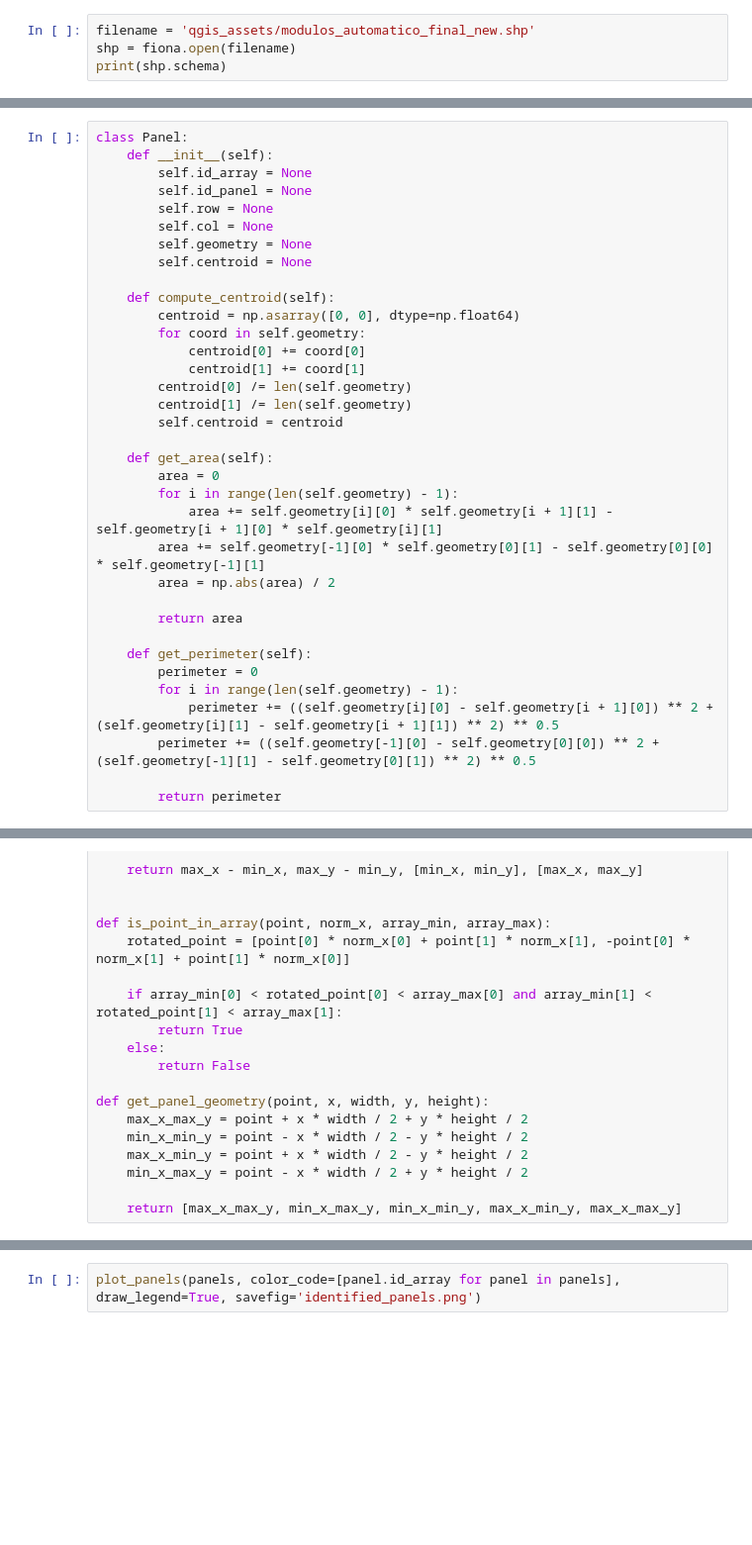
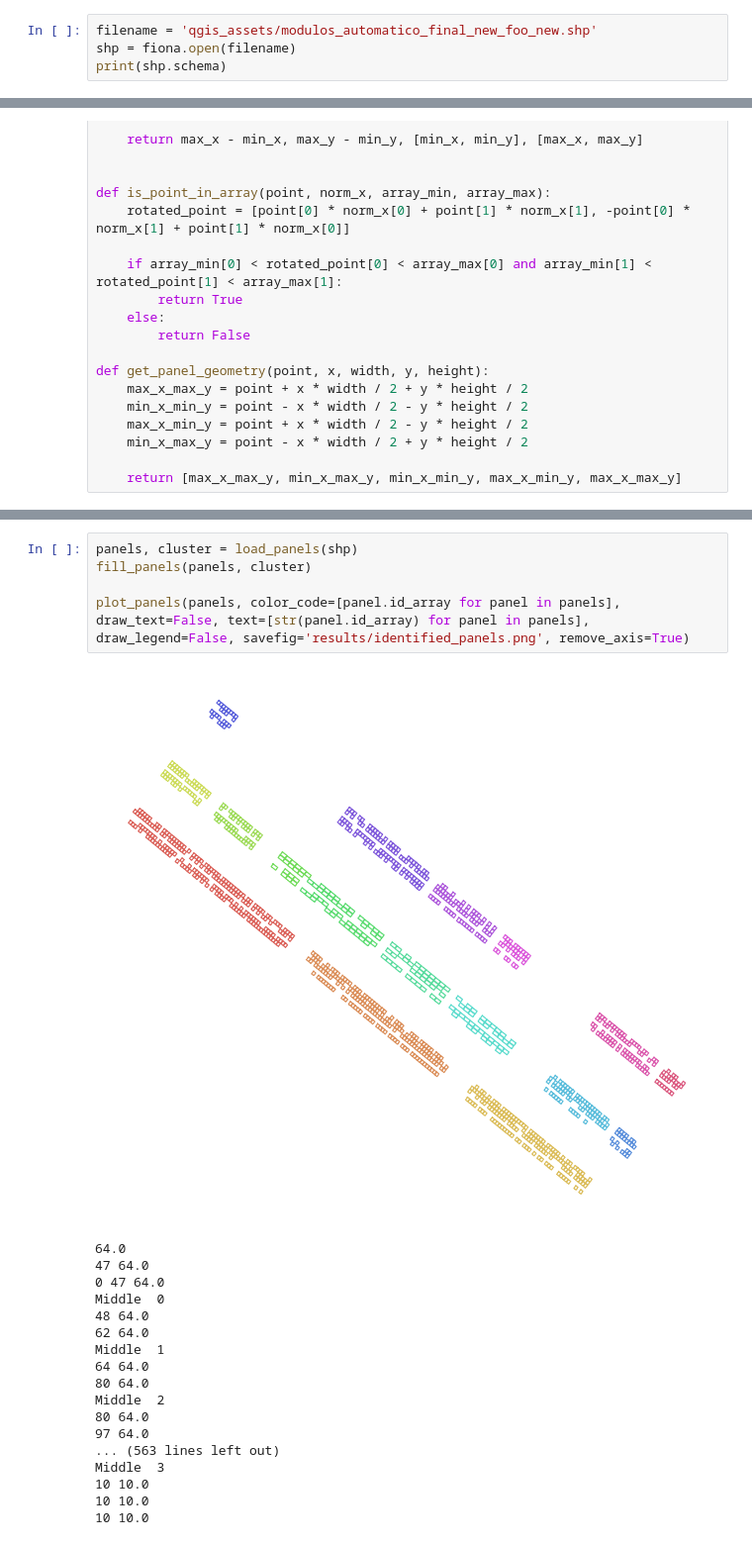
Before and after one commit to AlfonsoLRz/SolarPanelNaming, a Jupyter notebook: identify_missing_panels.ipynb, the cells around one changed output, grey strips where cells are left out. Shown: that part at 99% size. Cells and saved outputs as stored; diff of their text form; blank space fills up the shorter version.

```diff
--- a/identify_missing_panels.ipynb
+++ b/identify_missing_panels.ipynb
@@ -5,5 +15,5 @@ import pandas as pd
 # %%
-filename = 'qgis_assets/modulos_automatico_final_new.shp'
+filename = 'qgis_assets/modulos_automatico_final_new_foo_new.shp'
 shp = fiona.open(filename)
 print(shp.schema)
 # %% [output]
@@ -112,38 +21,3 @@ def plot_centroids(centroids, color_code=None, draw_text=False, plot_legend=True
-# %%
-class Panel:
-    def __init__(self):
-        self.id_array = None
-        self.id_panel = None
-        self.row = None
-        self.col = None
-        self.geometry = None
-        self.centroid = None
-
-    def compute_centroid(self):
-        centroid = np.asarray([0, 0], dtype=np.float64)
-        for coord in self.geometry:
-            centroid[0] += coord[0]
-            centroid[1] += coord[1]
-        centroid[0] /= len(self.geometry)
-        centroid[1] /= len(self.geometry)
-        self.centroid = centroid
-
-    def get_area(self):
-        area = 0
-        for i in range(len(self.geometry) - 1):
-            area += self.geometry[i][0] * self.geometry[i + 1][1] - self.geometry[i + 1][0] * self.geometry[i][1]
-        area += self.geometry[-1][0] * self.geometry[0][1] - self.geometry[0][0] * self.geometry[-1][1]
-        area = np.abs(area) / 2
-
-        return area
-
-    def get_perimeter(self):
-        perimeter = 0
-        for i in range(len(self.geometry) - 1):
-            perimeter += ((self.geometry[i][0] - self.geometry[i + 1][0]) ** 2 + (self.geometry[i][1] - self.geometry[i + 1][1]) ** 2) ** 0.5
-        perimeter += ((self.geometry[-1][0] - self.geometry[0][0]) ** 2 + (self.geometry[-1][1] - self.geometry[0][1]) ** 2) ** 0.5
-
-        return perimeter
 # %%
 def get_array_size(id_array, panel_indices, panel_buffer, norm_x):
     # Calculate bounding box of array
@@ -335,2 +298,24 @@ for key in cluster:
 # %%
-plot_panels(panels, color_code=[panel.id_array for panel in panels], draw_legend=True, savefig='identified_panels.png')
+panels, cluster = load_panels(shp)
+fill_panels(panels, cluster)
+
+plot_panels(panels, color_code=[panel.id_array for panel in panels], draw_text=False, text=[str(panel.id_array) for panel in panels], draw_legend=False, savefig='results/identified_panels.png', remove_axis=True)
+# %% [output]
+[figure, added]
+64.0
+47 64.0
+0 47 64.0
+Middle  0
+48 64.0
+62 64.0
+Middle  1
+64 64.0
+80 64.0
+Middle  2
+80 64.0
+97 64.0
+... (563 lines left out)
+Middle  3
+10 10.0
+10 10.0
+10 10.0
```
Also changed, not shown: parts of 6 cells of this notebook, 10 other files.
